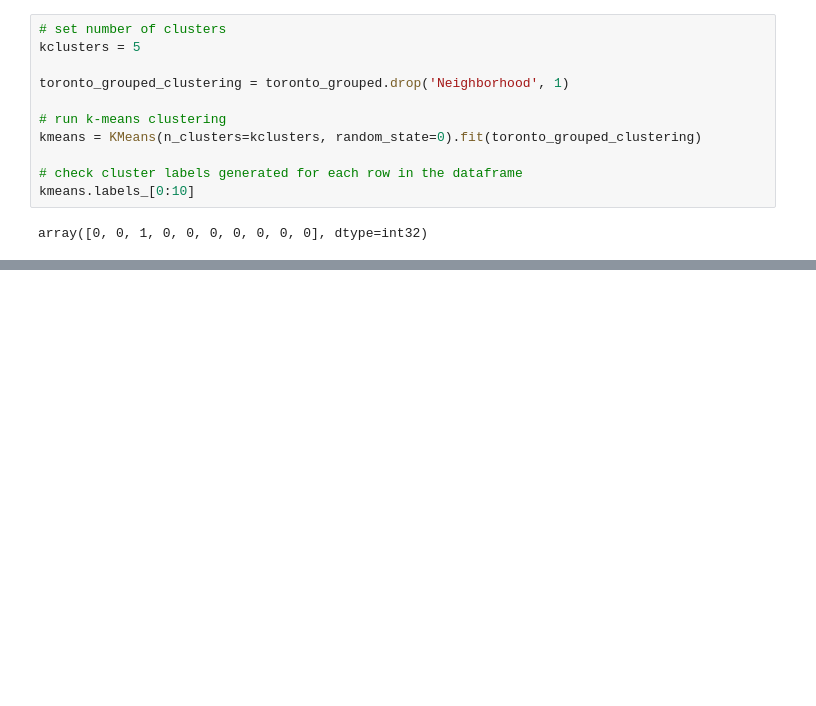
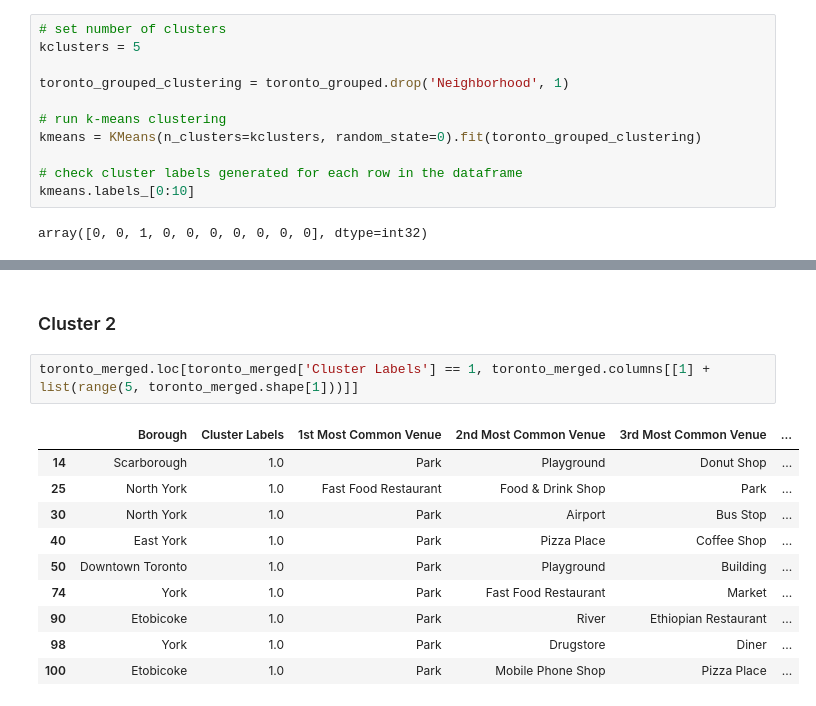
Before and after one commit to jmywang21/Coursera_Capstone, a Jupyter notebook: Toronto_Neighborhoods.ipynb, the cells around one changed output, grey strips where cells are left out. Drawn from its saved outputs; the diff is of its cells as text; blank space fills up the shorter version.

```diff
--- a/Toronto_Neighborhoods.ipynb
+++ b/Toronto_Neighborhoods.ipynb
@@ -405,0 +454,15 @@ manhattan_merged.loc[manhattan_merged['Cluster Labels'] == 0, manhattan_merged.c
+# %% [markdown]
+### Cluster 2
+# %%
+toronto_merged.loc[toronto_merged['Cluster Labels'] == 1, toronto_merged.columns[[1] + list(range(5, toronto_merged.shape[1]))]]
+# %% [output]
+|  | Borough | Cluster Labels | 1st Most Common Venue | 2nd Most Common Venue | 3rd Most Common Venue | ... |
+| 14 | Scarborough | 1.0 | Park | Playground | Donut Shop | ... |
+| 25 | North York | 1.0 | Fast Food Restaurant | Food & Drink Shop | Park | ... |
+| 30 | North York | 1.0 | Park | Airport | Bus Stop | ... |
+| 40 | East York | 1.0 | Park | Pizza Place | Coffee Shop | ... |
+| 50 | Downtown Toronto | 1.0 | Park | Playground | Building | ... |
+| 74 | York | 1.0 | Park | Fast Food Restaurant | Market | ... |
+| 90 | Etobicoke | 1.0 | Park | River | Ethiopian Restaurant | ... |
+| 98 | York | 1.0 | Park | Drugstore | Diner | ... |
+| 100 | Etobicoke | 1.0 | Park | Mobile Phone Shop | Pizza Place | ... |
```
Also changed, not shown: parts of 24 cells of this notebook.
